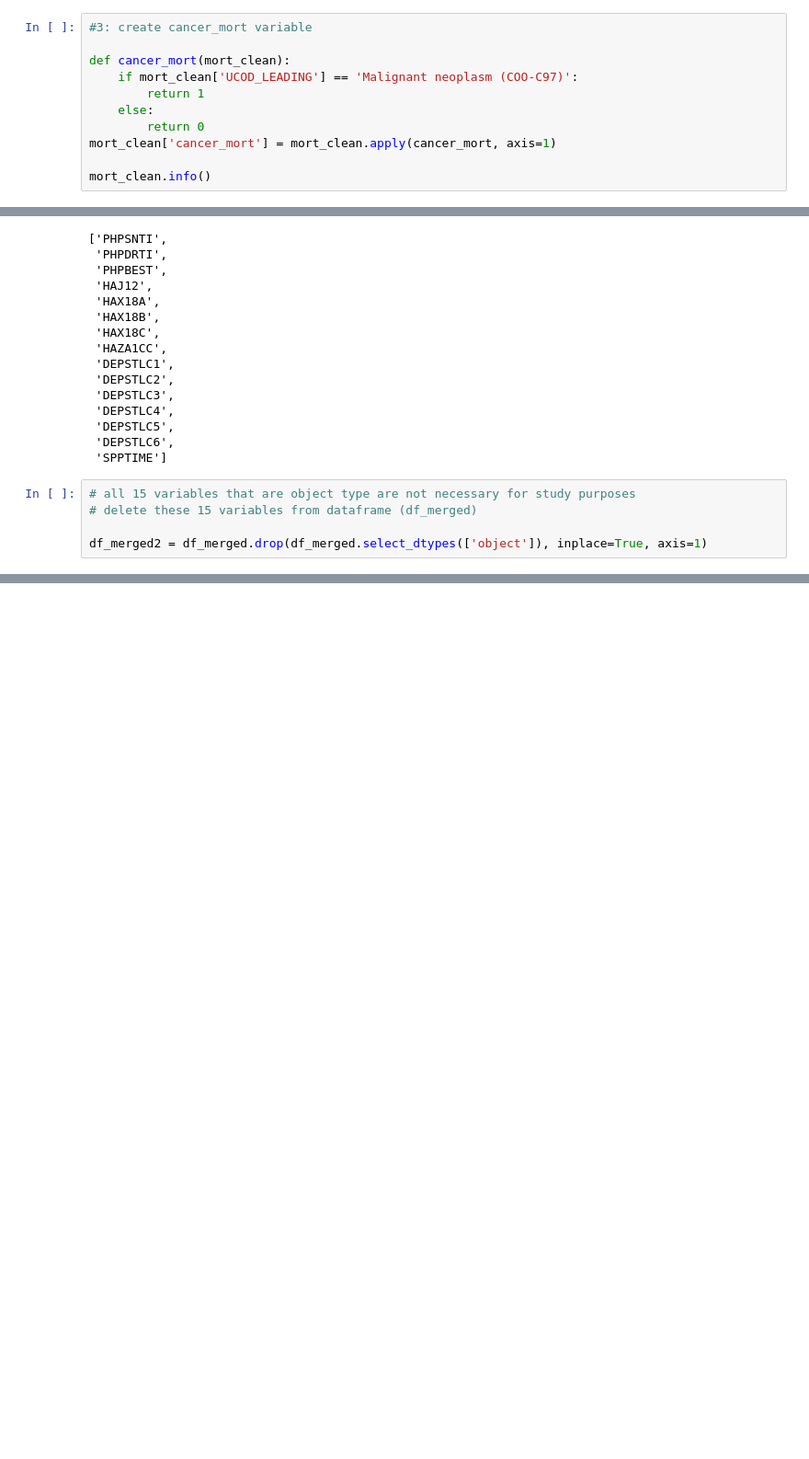
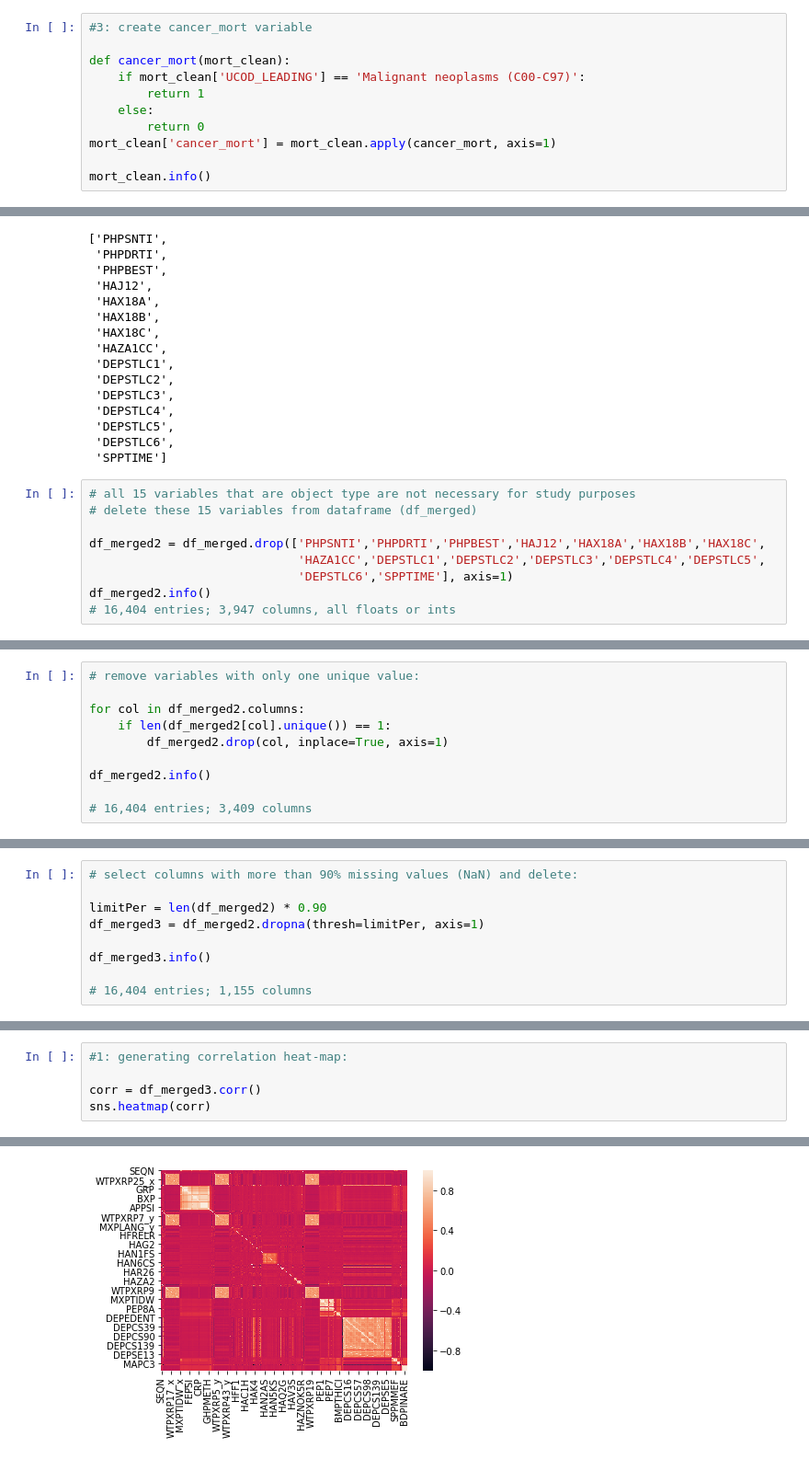
Before and after one commit to BIOF309/group-project-the_git_that_keeps_on_gitting, a Jupyter notebook: NHANES_final.ipynb, the cells around one changed output, grey strips where cells are left out. Shown: that part at 92% size. Saved outputs shown, nothing was run; the diff lists cells and outputs as text; blank space fills up the shorter version.

```diff
--- a/NHANES_final.ipynb
+++ b/NHANES_final.ipynb
@@ -101,7 +101,7 @@ memory usage: 612.2+ KB
 #3: create cancer_mort variable
 
 def cancer_mort(mort_clean):
-    if mort_clean['UCOD_LEADING'] == 'Malignant neoplasm (COO-C97)':
+    if mort_clean['UCOD_LEADING'] == 'Malignant neoplasms (C00-C97)':
         return 1
     else:
         return 0
@@ -210,5 +216,9 @@ object_list
 # all 15 variables that are object type are not necessary for study purposes
 # delete these 15 variables from dataframe (df_merged)
 
-df_merged2 = df_merged.drop(df_merged.select_dtypes(['object']), inplace=True, axis=1)
+df_merged2 = df_merged.drop(['PHPSNTI','PHPDRTI','PHPBEST','HAJ12','HAX18A','HAX18B','HAX18C',
+                             'HAZA1CC','DEPSTLC1','DEPSTLC2','DEPSTLC3','DEPSTLC4','DEPSTLC5',
+                             'DEPSTLC6','SPPTIME'], axis=1)
+df_merged2.info()
+# 16,404 entries; 3,947 columns, all floats or ints
 # %% [output]
@@ -215,0 +244,10 @@ AttributeError: 'NoneType' object has no attribute 'drop'
+# %%
+# remove variables with only one unique value:
+
+for col in df_merged2.columns:
+    if len(df_merged2[col].unique()) == 1:
+        df_merged2.drop(col, inplace=True, axis=1)
+
+df_merged2.info()
+
+# 16,404 entries; 3,409 columns
@@ -215,0 +260,9 @@ AttributeError: 'NoneType' object has no attribute 'drop'
+# %%
+# select columns with more than 90% missing values (NaN) and delete:
+
+limitPer = len(df_merged2) * 0.90
+df_merged3 = df_merged2.dropna(thresh=limitPer, axis=1)
+
+df_merged3.info()
+
+# 16,404 entries; 1,155 columns
@@ -215,0 +297,6 @@ AttributeError: 'NoneType' object has no attribute 'drop'
+# %%
+#1: generating correlation heat-map:
+
+corr = df_merged3.corr()
+sns.heatmap(corr)
+# %% [output]
@@ -215,0 +304 @@ AttributeError: 'NoneType' object has no attribute 'drop'
+[figure, added]
```
Also changed, not shown: parts of 10 cells of this notebook.
